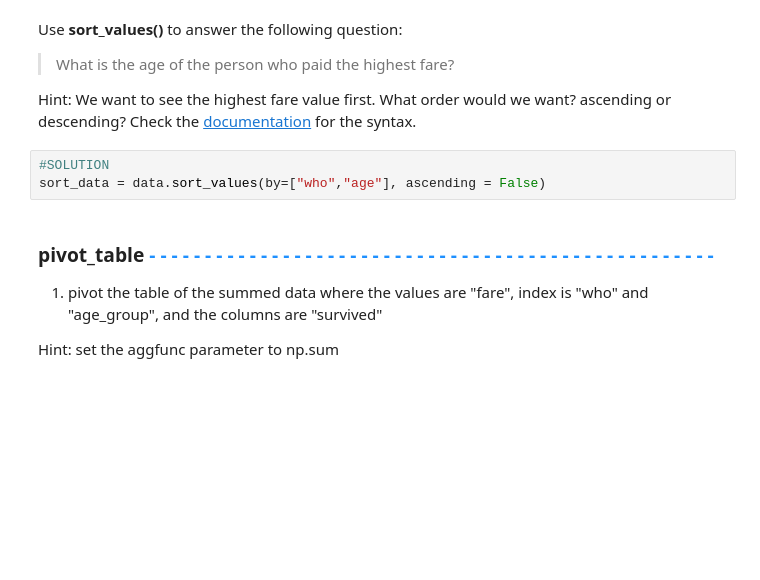
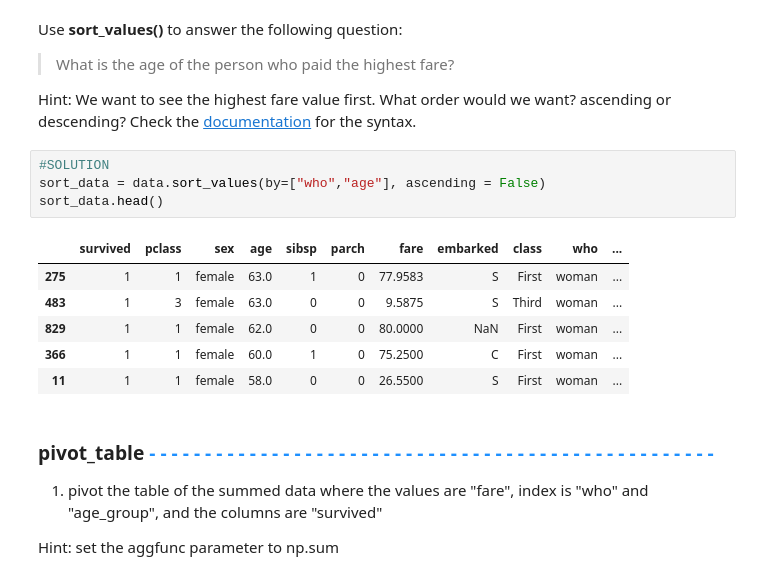
Before and after one commit to tiaran322-dot/data-analysis-projects, a Jupyter notebook: data-manipulation/exercises/Solutions/DataManipulationWorkbook-Solutions.ipynb, the cells around one changed output. Drawn from its saved outputs; the diff is of its cells as text; blank space fills up the shorter version.

Commit message:
fixing solutions as errors come up, adding head() calls to encourage students to view data after each transformation

```diff
--- a/data-manipulation/exercises/Solutions/DataManipulationWorkbook-Solutions.ipynb
+++ b/data-manipulation/exercises/Solutions/DataManipulationWorkbook-Solutions.ipynb
@@ -309,6 +309,14 @@ Hint: We want to see the highest fare value first. What order would we want? asc
 # %%
 #SOLUTION
 sort_data = data.sort_values(by=["who","age"], ascending = False)
+sort_data.head()
+# %% [output]
+|  | survived | pclass | sex | age | sibsp | parch | fare | embarked | class | who | ... |
+| 275 | 1 | 1 | female | 63.0 | 1 | 0 | 77.9583 | S | First | woman | ... |
+| 483 | 1 | 3 | female | 63.0 | 0 | 0 | 9.5875 | S | Third | woman | ... |
+| 829 | 1 | 1 | female | 62.0 | 0 | 0 | 80.0000 | NaN | First | woman | ... |
+| 366 | 1 | 1 | female | 60.0 | 1 | 0 | 75.2500 | C | First | woman | ... |
+| 11 | 1 | 1 | female | 58.0 | 0 | 0 | 26.5500 | S | First | woman | ... |
 # %% [markdown]
 ### pivot_table <span style="color:dodgerblue;"> - - - - - - - - - - - - - - - - - - - - - - - - - - - - - - - - - - - - - - - - - - - - - - - - - - - </span>
 1. pivot the table of the summed data where the values are "fare", index is "who" and "age_group", and the columns are "survived"
```
Also changed, not shown: parts of 4 cells of this notebook.
